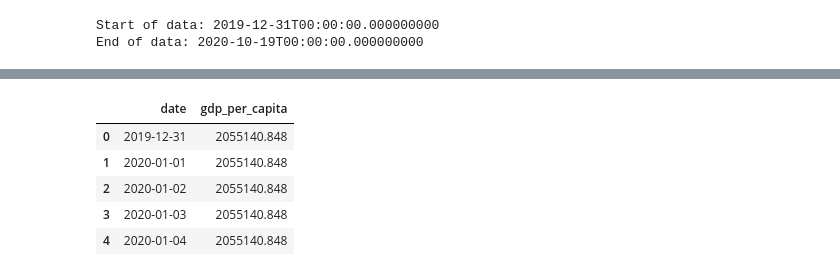
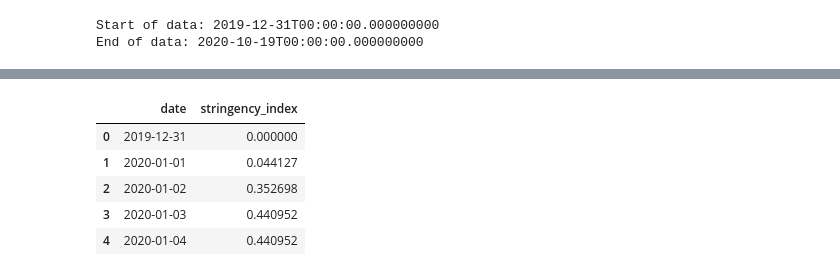
Before and after one commit to BrunoSimonDGTL/VisuCovid, a Jupyter notebook: PrepaData.ipynb, the cells around one changed output, grey strips where cells are left out. Cells and saved outputs as stored; diff of their text form; code cells hidden in the pictures.

```diff
--- a/PrepaData.ipynb
+++ b/PrepaData.ipynb
@@ -189,16 +256,16 @@ fig.show()
 # %%
-columns = ["location","date", "gdp_per_capita"]
-dfGDPWorld = df[columns].groupby(['date', 'location']).mean().reset_index()
-dfGDPWorld = dfGDPWorld.groupby('date').sum().reset_index()
-display(dfGDPWorld.head())
+columns = ["location","date", "stringency_index"]
+dfSIWorld = df[columns].groupby(['date', 'location']).mean().reset_index()
+dfSIWorld = dfSIWorld.groupby('date').mean().reset_index()
+display(dfSIWorld.head())
 
-fig = px.line(dfGDPWorld, x="date", y="gdp_per_capita", title='Mean GDP in the World')
+fig = px.line(dfSIWorld, x="date", y="stringency_index", title='Mean SI in the World')
 fig.show()
 # %% [output]
-|  | date | gdp_per_capita |
-| 0 | 2019-12-31 | 2055140.848 |
-| 1 | 2020-01-01 | 2055140.848 |
-| 2 | 2020-01-02 | 2055140.848 |
-| 3 | 2020-01-03 | 2055140.848 |
-| 4 | 2020-01-04 | 2055140.848 |
+|  | date | stringency_index |
+| 0 | 2019-12-31 | 0.000000 |
+| 1 | 2020-01-01 | 0.044127 |
+| 2 | 2020-01-02 | 0.352698 |
+| 3 | 2020-01-03 | 0.440952 |
+| 4 | 2020-01-04 | 0.440952 |
 [interactive output not drawn]
```
Also changed, not shown: parts of 8 cells of this notebook, 13 other files.
